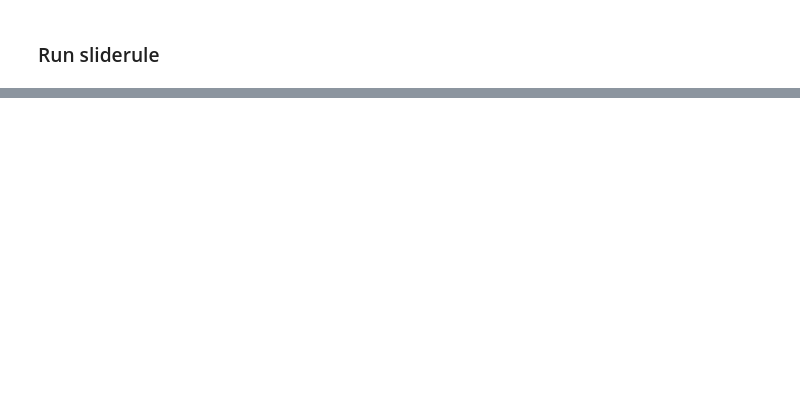
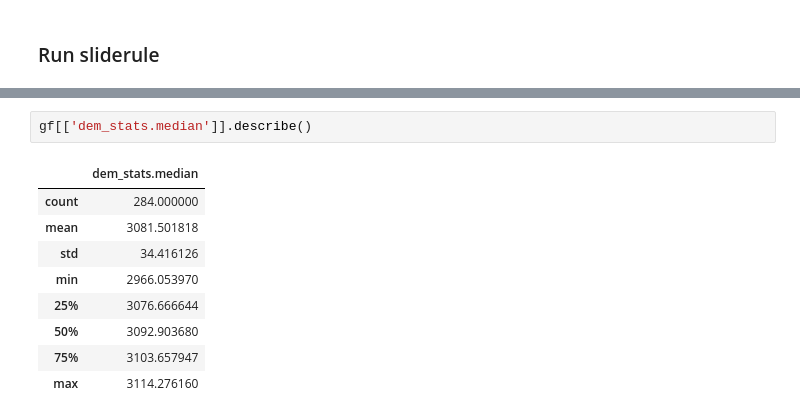
Before and after one commit to ICESAT-2HackWeek/dzdt, a Jupyter notebook: notebooks/shashank/check_sliderule3dep_sampling.ipynb, the cells around one changed output, grey strips where cells are left out. Saved outputs shown, nothing was run; the diff lists cells and outputs as text; blank space fills up the shorter version.

```diff
--- a/notebooks/shashank/check_sliderule3dep_sampling.ipynb
+++ b/notebooks/shashank/check_sliderule3dep_sampling.ipynb
@@ -96,0 +111,12 @@ Wall time: 7.79 s
+# %%
+gf[['dem_stats.median']].describe()
+# %% [output]
+|  | dem_stats.median |
+| count | 284.000000 |
+| mean | 3081.501818 |
+| std | 34.416126 |
+| min | 2966.053970 |
+| 25% | 3076.666644 |
+| 50% | 3092.903680 |
+| 75% | 3103.657947 |
+| max | 3114.276160 |
```
Also changed, not shown: parts of 16 cells of this notebook.
